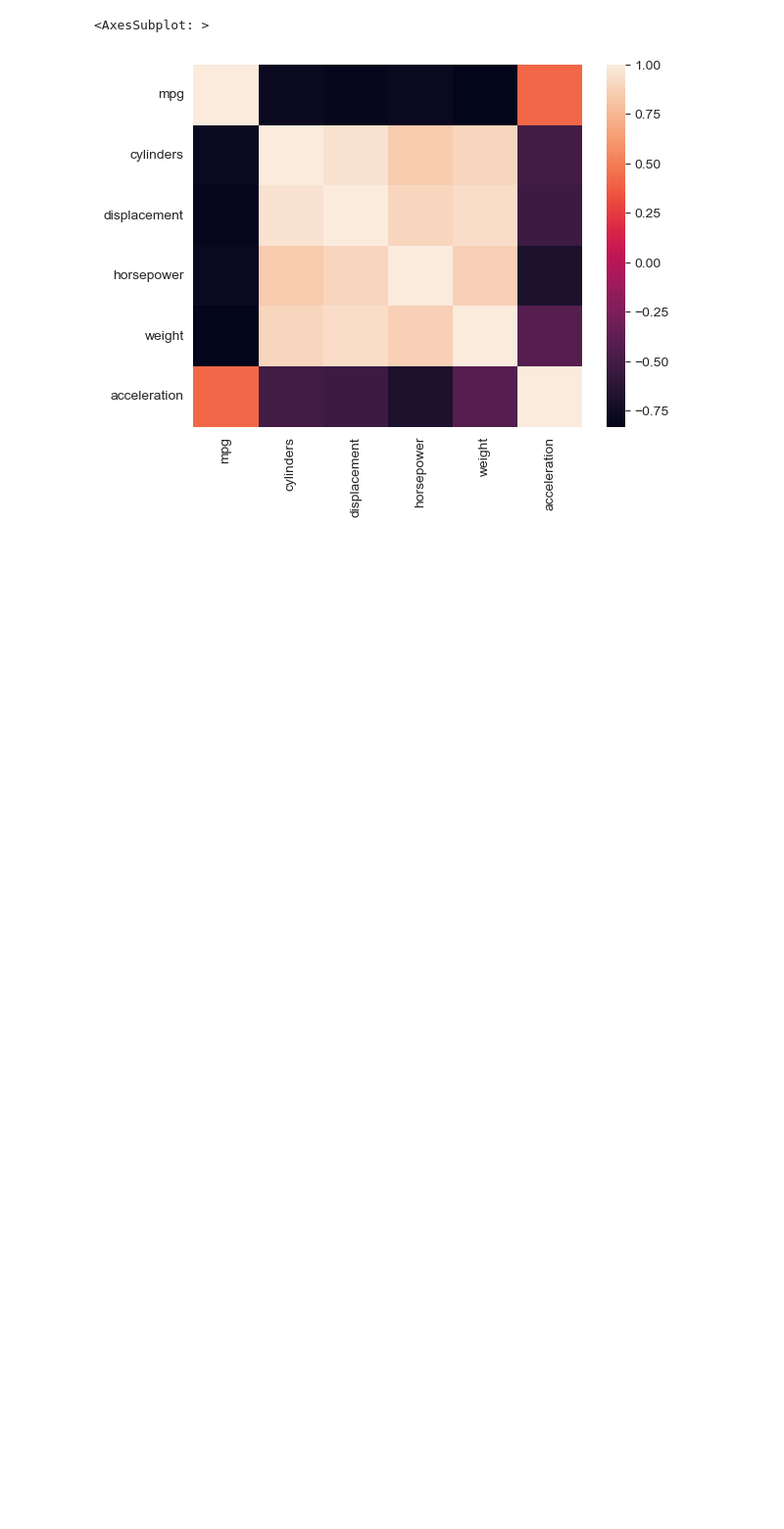
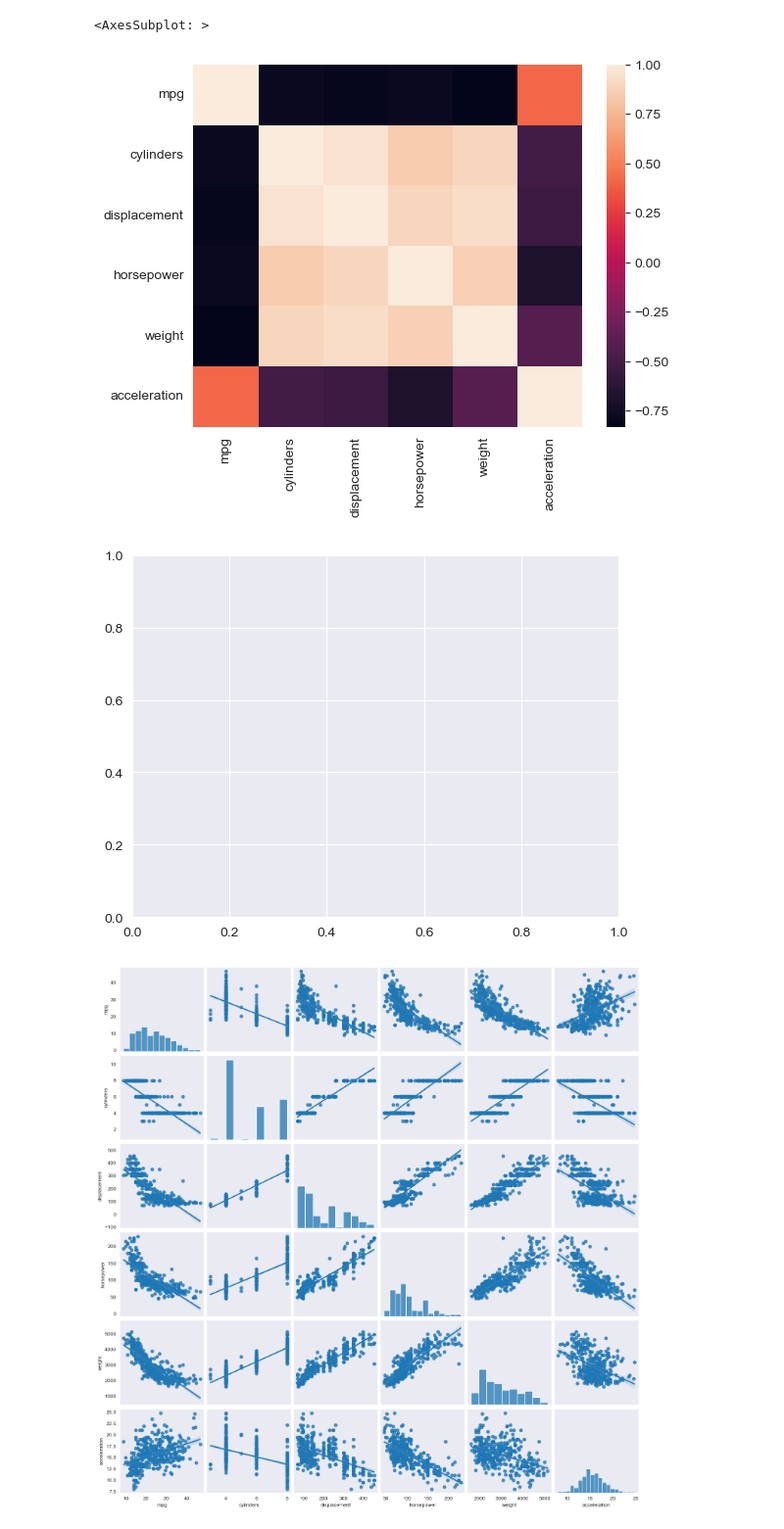
Before and after one commit to AtharvaTaras/Car-Engine-EDA-ML, a Jupyter notebook: EDA.ipynb, the cells around one changed output. Shown: that part at 98% size. Drawn from its saved outputs; the diff is of its cells as text; code cells hidden in the pictures; blank space fills up the shorter version.

```diff
--- a/EDA.ipynb
+++ b/EDA.ipynb
@@ -113,4 +113,9 @@ sns.heatmap(data[['mpg', 'cylinders', 'displacement', 'horsepower', 'weight', 'a
 <AxesSubplot: >
 [figure]
 # %%
+plt.grid()
 sns.pairplot(data=data[['mpg', 'cylinders', 'displacement', 'horsepower', 'weight', 'acceleration']], kind='reg')
+plt.show()
+# %% [output]
+[figure, added]
+[figure, added]
```
